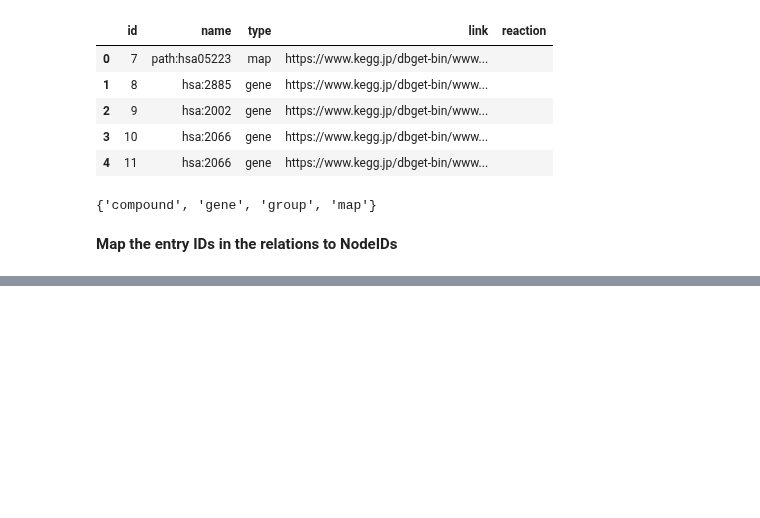
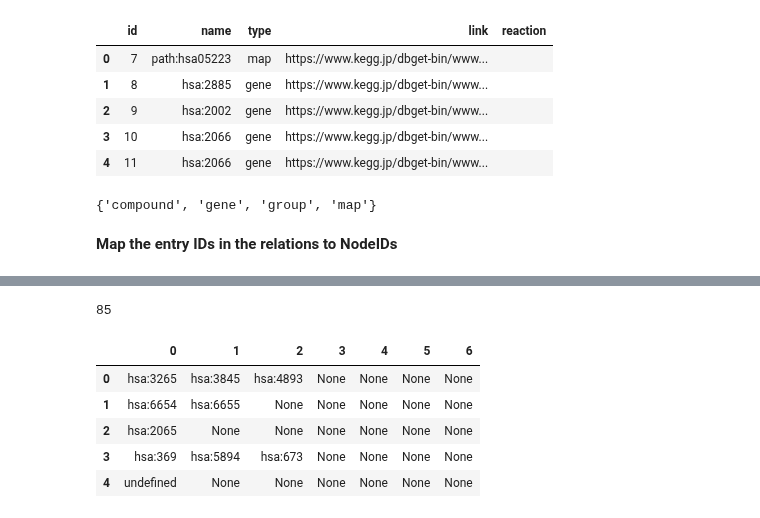
Before and after one commit to Reed-CompBio/spras-benchmarking, a Jupyter notebook: hiv-benchmarking/parse_kegg_egfr.ipynb, the cells around one changed output, grey strips where cells are left out. Drawn from its saved outputs; the diff is of its cells as text; code cells hidden in the pictures; blank space fills up the shorter version.

```diff
--- a/hiv-benchmarking/parse_kegg_egfr.ipynb
+++ b/hiv-benchmarking/parse_kegg_egfr.ipynb
@@ -122,0 +132,12 @@ relations_df.head()
+# %%
+split_node2_df = relations_df['Node2_Name'].str.split(' ', expand=True)
+print(len(split_node2_df))
+split_node2_df.head()
+# %% [output]
+85
+|  | 0 | 1 | 2 | 3 | 4 | 5 | 6 |
+| 0 | hsa:3265 | hsa:3845 | hsa:4893 | None | None | None | None |
+| 1 | hsa:6654 | hsa:6655 | None | None | None | None | None |
+| 2 | hsa:2065 | None | None | None | None | None | None |
+| 3 | hsa:369 | hsa:5894 | hsa:673 | None | None | None | None |
+| 4 | undefined | None | None | None | None | None | None |
```
Also changed, not shown: parts of 19 cells of this notebook, 2 other files.
